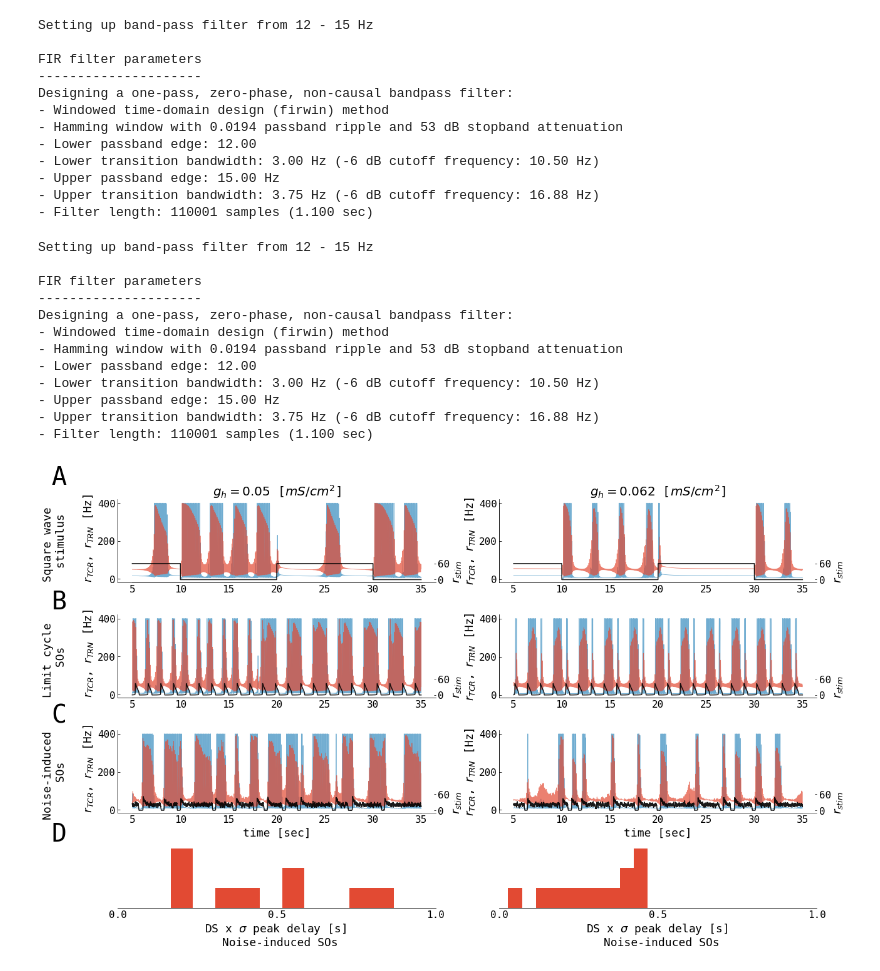
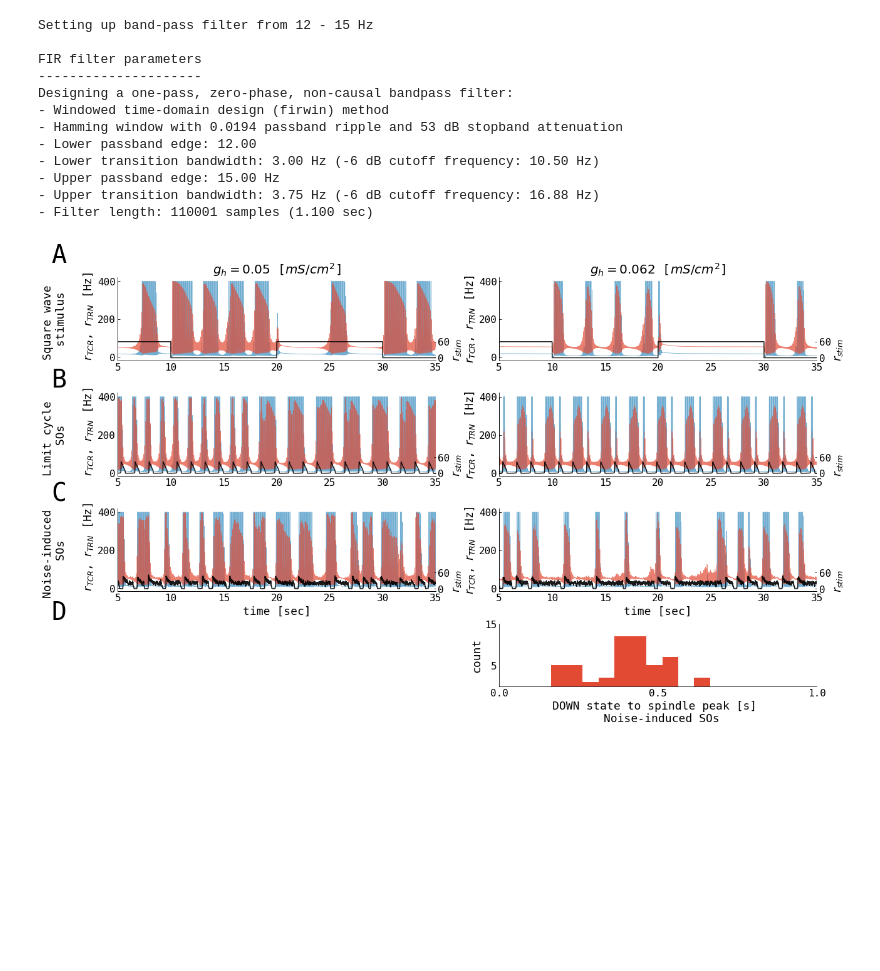
Before and after one commit to jajcayn/thalamocortical_model_study, a Jupyter notebook: fig6 - thalamus_square_stim_ts.ipynb, the cells around one changed output. Drawn from its saved outputs; the diff is of its cells as text; code cells hidden in the pictures; blank space fills up the shorter version.

```diff
--- a/fig6 - thalamus_square_stim_ts.ipynb
+++ b/fig6 - thalamus_square_stim_ts.ipynb
@@ -36,7 +36,7 @@ SAVE_FIG = True
 class StimulatedThalamus:
 
     # all times in ms
-    DURATION = 30000.0
+    DURATION = 120000.0
     T_SPIN_UP = 5000.0
     DT = 0.01
 
@@ -148,6 +148,7 @@ def plot_single(df, ax, ax2legend=False):
     ax.plot(df.index, df["TRN"], color="C1", alpha=0.7, linewidth=0.8)
     ax.plot(df.index, df["TCR"], color="C0", alpha=0.7, linewidth=0.8)
     ax.set_yticklabels([0, 200, 400])
+    ax.set_xlim([5, 35])
     sns.despine(trim=True, ax=ax)
     ax2 = ax.twinx()
     ax2.plot(df.index, df["ALN"], color="k", linewidth=1.5, alpha=0.9)
@@ -180,6 +181,8 @@ for noise in noises:
         ax.axis("off")
     for ax in axs[5, :]:
         ax.axis("off")
+
+    axs[-1, 0].axis("off")
 
     for i, gh in enumerate(ghs):
         thalamus = StimulatedThalamus(gh=gh, tcr_noise=noise)
@@ -206,22 +209,19 @@ for noise in noises:
                 ax.set_ylabel(f"{subtitle} \n SOs \n\n $r_{{TCR}}$, $r_{{TRN}}$ [Hz]")
             else:
                 ax.set_ylabel("$r_{{TCR}}$, $r_{{TRN}}$ [Hz]")
-            if aln_noise != 0.0:
+            if aln_noise != 0.0 and gh == 0.062:
                 pks_delay = down_state_to_spindle_pow_max_peak(
                     df, return_ds_indices=False, max_delay_ds_spindle=1.0
                 )
                 ax = axs[-1, k]
                 ax.hist(pks_delay, bins=10)
-                sns.despine(ax=ax, bottom=False, left=True)
+                sns.despine(ax=ax, bottom=False)
                 ax.set_xticks(np.arange(0, 1.1, 0.5))
-                ax.set_yticks([])
+                ax.set_yticks([5, 15])
                 ax.set_xlim([0.0, 1.0])
-                ax.set_xlabel(f"DS x $\sigma$ peak delay [s] \n {subtitle} SOs")
+                ax.set_ylabel("count")
+                ax.set_xlabel(f"DOWN state to spindle peak [s] \n {subtitle} SOs")
             pbar.update(1)
-
-    # for ax in axs[-1, :]:
-    #     ax.set_xticks([0, 1])
-    #     ax.set_xticklabels([subtit for _, _, subtit in aln_settings])
 
     for ax in axs[-3, :]:
         ax.set_xlabel("time [sec]")
@@ -259,43 +259,31 @@ for noise in noises:
         "D",
         ha="center",
         va="center",
         transform=fig.transFigure,
         fontsize=40,
     )
     plt.tight_layout()
     # to PDF due transparency
     if SAVE_FIG:
         plt.savefig(
             f"../figs/thalamus_square_stim_ts_sigma{noise}.pdf",
             dpi=DPI,
             transparent=True,
             bbox_inches="tight",
         )
 
 pbar.close()
 # %% [output]
 Setting up band-pass filter from 12 - 15 Hz
 
 FIR filter parameters
 ---------------------
 Designing a one-pass, zero-phase, non-causal bandpass filter:
 - Windowed time-domain design (firwin) method
 - Hamming window with 0.0194 passband ripple and 53 dB stopband attenuation
 - Lower passband edge: 12.00
 - Lower transition bandwidth: 3.00 Hz (-6 dB cutoff frequency: 10.50 Hz)
 - Upper passband edge: 15.00 Hz
 - Upper transition bandwidth: 3.75 Hz (-6 dB cutoff frequency: 16.88 Hz)
 - Filter length: 110001 samples (1.100 sec)
-Setting up band-pass filter from 12 - 15 Hz
-
-FIR filter parameters
----------------------
-Designing a one-pass, zero-phase, non-causal bandpass filter:
-- Windowed time-domain design (firwin) method
-- Hamming window with 0.0194 passband ripple and 53 dB stopband attenuation
-- Lower passband edge: 12.00
-- Lower transition bandwidth: 3.00 Hz (-6 dB cutoff frequency: 10.50 Hz)
-- Upper passband edge: 15.00 Hz
-- Upper transition bandwidth: 3.75 Hz (-6 dB cutoff frequency: 16.88 Hz)
-- Filter length: 110001 samples (1.100 sec)
-[figure, old version]
+[figure, new version]
```
Also changed, not shown: 3 other files.
